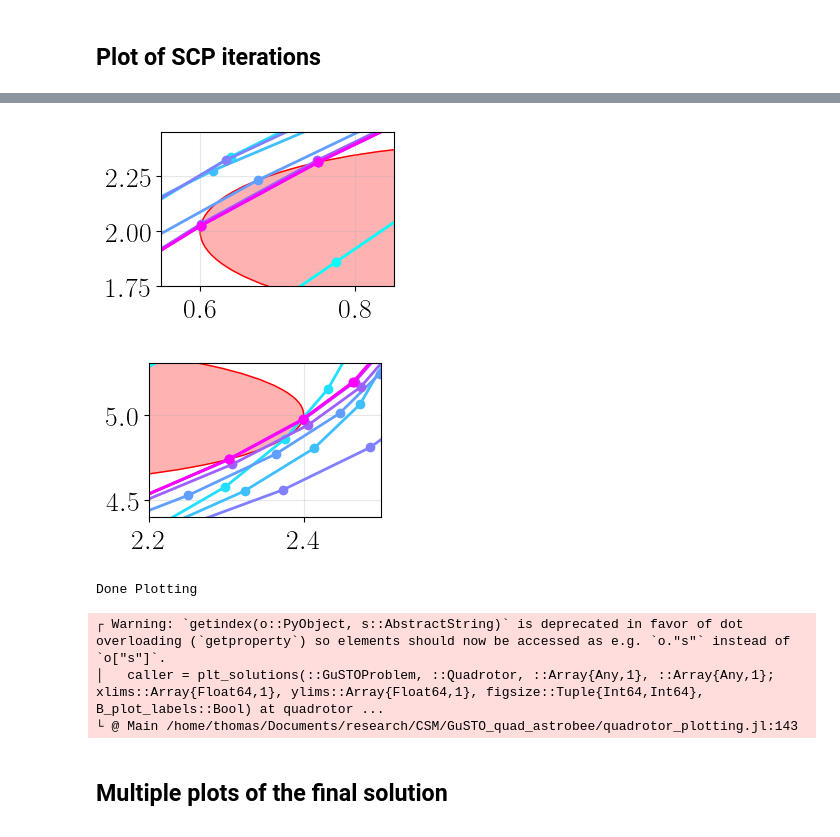
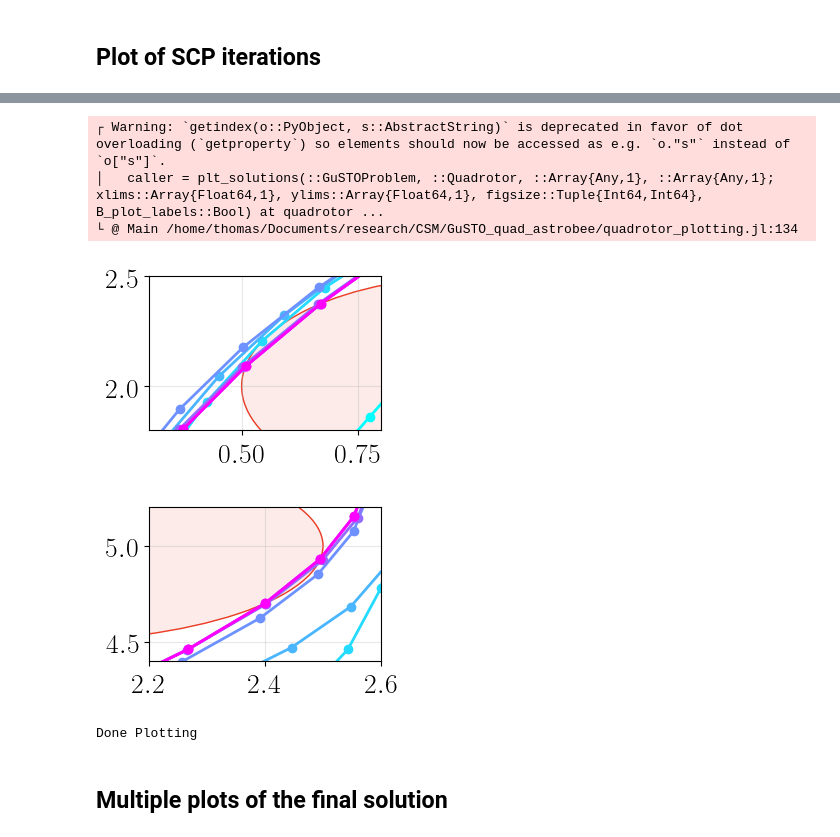
Before and after one commit to StanfordASL/GuSTO_quad_astrobee, a Jupyter notebook: quadrotor_CSM.ipynb, the cells around one changed output, grey strips where cells are left out. Saved outputs shown, nothing was run; the diff lists cells and outputs as text; code cells hidden in the pictures.

Commit message:
Minor changes for plotting.

```diff
--- a/quadrotor_CSM.ipynb
+++ b/quadrotor_CSM.ipynb
@@ -164,17 +165,19 @@ Done Plotting
 # %%
 include("quadrotor_plotting.jl")
 plt_solutions(SCPproblem, model, X_all, U_all,
-                xlims=[0.55,0.85], ylims=[1.75,2.45], figsize=(3,2), B_plot_labels=false)
+                xlims=[0.3,0.8], ylims=[1.8,2.5], figsize=(3,2), B_plot_labels=false)
+plt.savefig("figs/quad/SCPiters_close_1.png",bbox_inches="tight",dpi=350)
 plt_solutions(SCPproblem, model, X_all, U_all,
-                xlims=[2.2,2.5], ylims=[4.4,5.3], figsize=(3,2), B_plot_labels=false)
+                xlims=[2.2,2.6], ylims=[4.4,5.2], figsize=(3,2), B_plot_labels=false)
+plt.savefig("figs/quad/SCPiters_close_2.png",bbox_inches="tight",dpi=350)
 print("Done Plotting")
 # %% [output]
+┌ Warning: `getindex(o::PyObject, s::AbstractString)` is deprecated in favor of dot overloading (`getproperty`) so elements should now be accessed as e.g. `o."s"` instead of `o["s"]`.
+│   caller = plt_solutions(::GuSTOProblem, ::Quadrotor, ::Array{Any,1}, ::Array{Any,1}; xlims::Array{Float64,1}, ylims::Array{Float64,1}, figsize::Tuple{Int64,Int64}, B_plot_labels::Bool) at quadrotor ...
+└ @ Main /home/thomas/Documents/research/CSM/GuSTO_quad_astrobee/quadrotor_plotting.jl:134
-[figure, old version]
+[figure, new version]
-[figure, old version]
+[figure, new version]
-Done Plotting
-┌ Warning: `getindex(o::PyObject, s::AbstractString)` is deprecated in favor of dot overloading (`getproperty`) so elements should now be accessed as e.g. `o."s"` instead of `o["s"]`.
-│   caller = plt_solutions(::GuSTOProblem, ::Quadrotor, ::Array{Any,1}, ::Array{Any,1}; xlims::Array{Float64,1}, ylims::Array{Float64,1}, figsize::Tuple{Int64,Int64}, B_plot_labels::Bool) at quadrotor ...
-└ @ Main /home/thomas/Documents/research/CSM/GuSTO_quad_astrobee/quadrotor_plotting.jl:143
+Done Plotting
 # %% [markdown]
 ## Multiple plots of the final solution
 # %%
```
Also changed, not shown: parts of 4 cells of this notebook, 13 other files.
